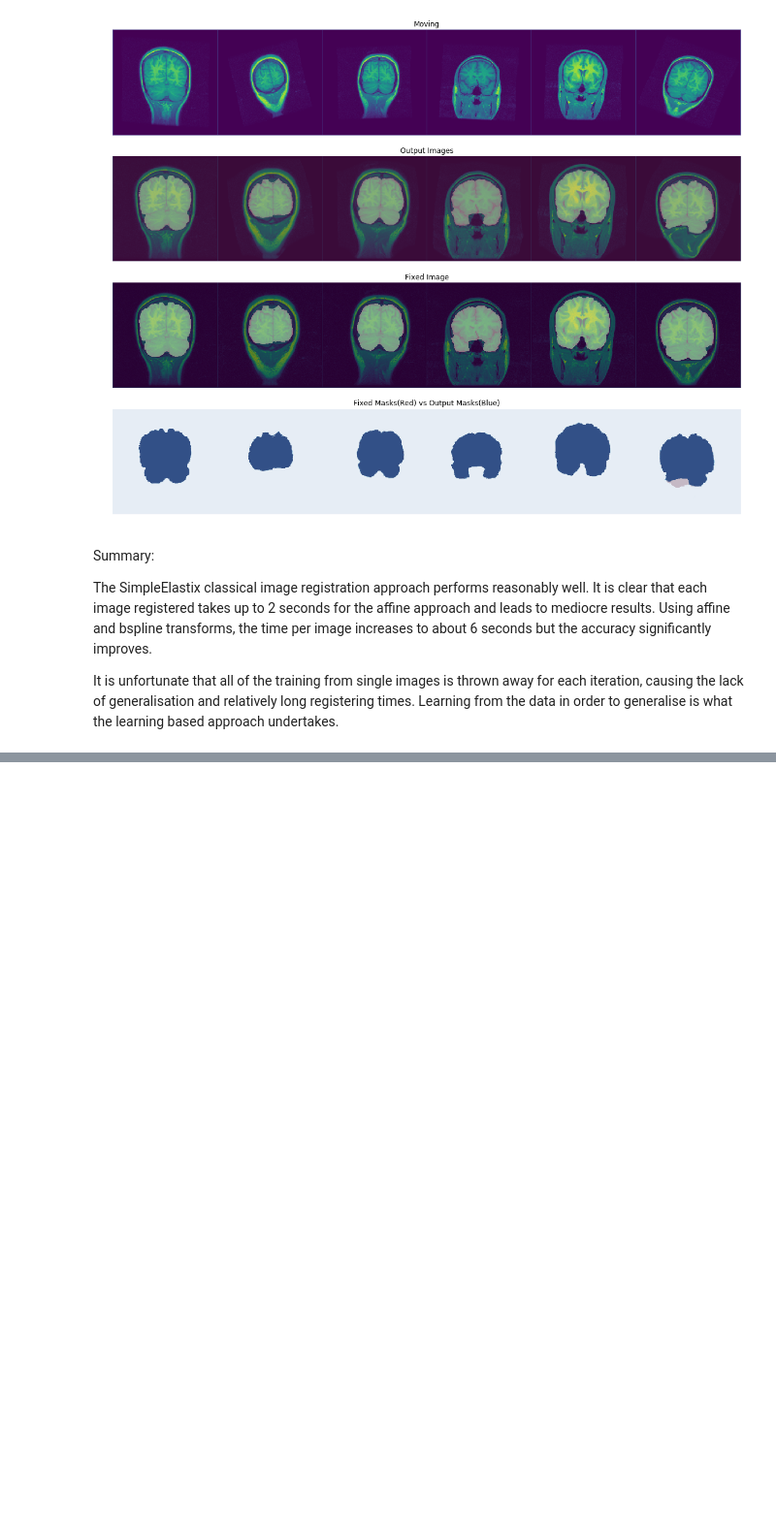
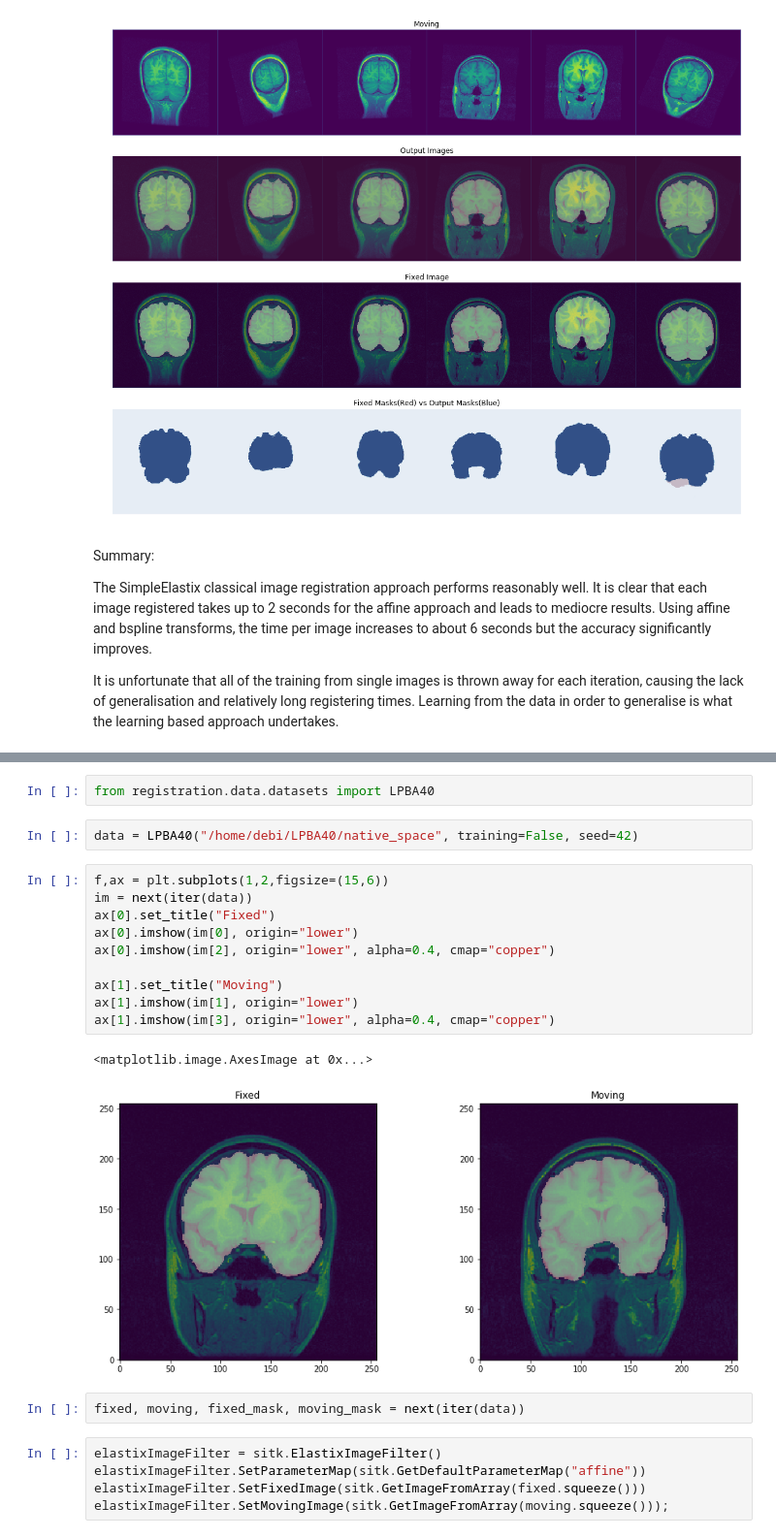
Before and after one commit to senyosimpson/DIR, a Jupyter notebook: registration/notebooks/Classical_Approach.ipynb, the cells around one changed output, grey strips where cells are left out. Shown at 97% size. Saved outputs shown, nothing was run; the diff lists cells and outputs as text; blank space fills up the shorter version.

Commit message:
multi person registration

```diff
--- a/registration/notebooks/Classical_Approach.ipynb
+++ b/registration/notebooks/Classical_Approach.ipynb
@@ -237,0 +246,24 @@ It is unfortunate that all of the training from single images is thrown away for
+# %%
+from registration.data.datasets import LPBA40
+# %%
+data = LPBA40("/home/debi/LPBA40/native_space", training=False, seed=42)
+# %%
+f,ax = plt.subplots(1,2,figsize=(15,6))
+im = next(iter(data))
+ax[0].set_title("Fixed")
+ax[0].imshow(im[0], origin="lower")
+ax[0].imshow(im[2], origin="lower", alpha=0.4, cmap="copper")
+
+ax[1].set_title("Moving")
+ax[1].imshow(im[1], origin="lower")
+ax[1].imshow(im[3], origin="lower", alpha=0.4, cmap="copper")
+# %% [output]
+<matplotlib.image.AxesImage at 0x...>
+[figure, added]
+# %%
+fixed, moving, fixed_mask, moving_mask = next(iter(data))
+# %%
+elastixImageFilter = sitk.ElastixImageFilter()
+elastixImageFilter.SetParameterMap(sitk.GetDefaultParameterMap("affine"))
+elastixImageFilter.SetFixedImage(sitk.GetImageFromArray(fixed.squeeze()))
+elastixImageFilter.SetMovingImage(sitk.GetImageFromArray(moving.squeeze()));
```
Also changed, not shown: parts of 14 cells of this notebook.
